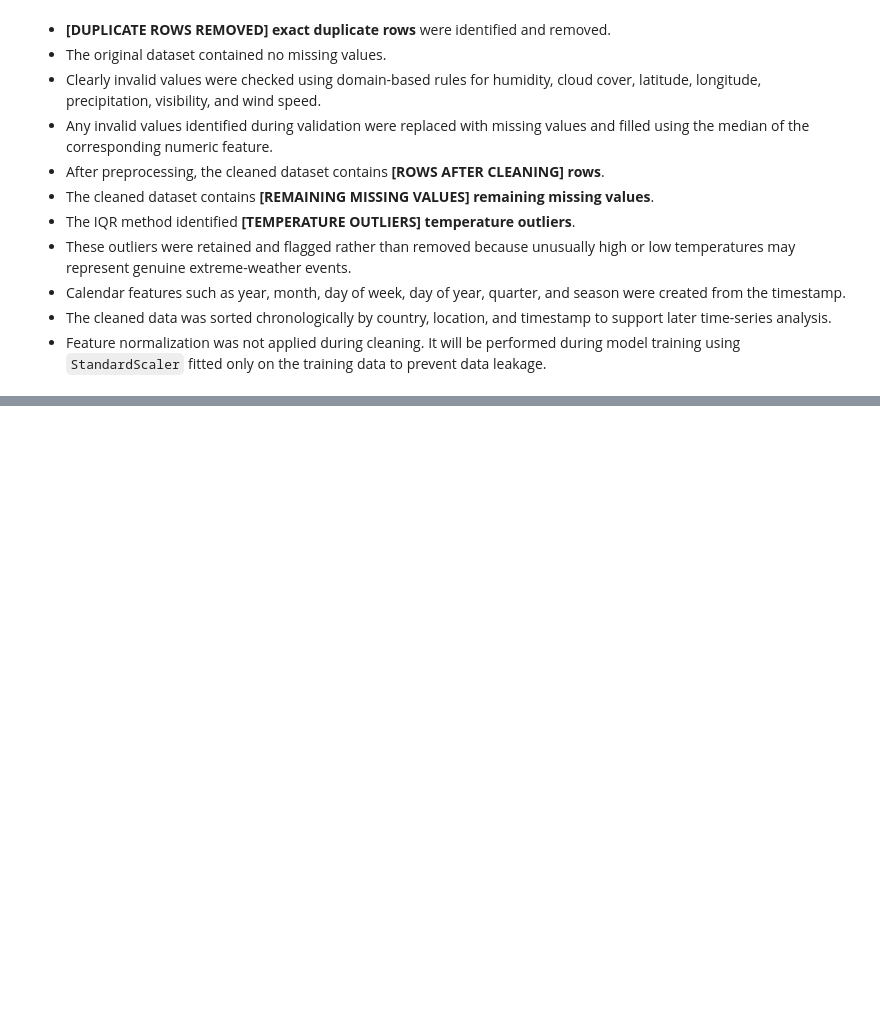
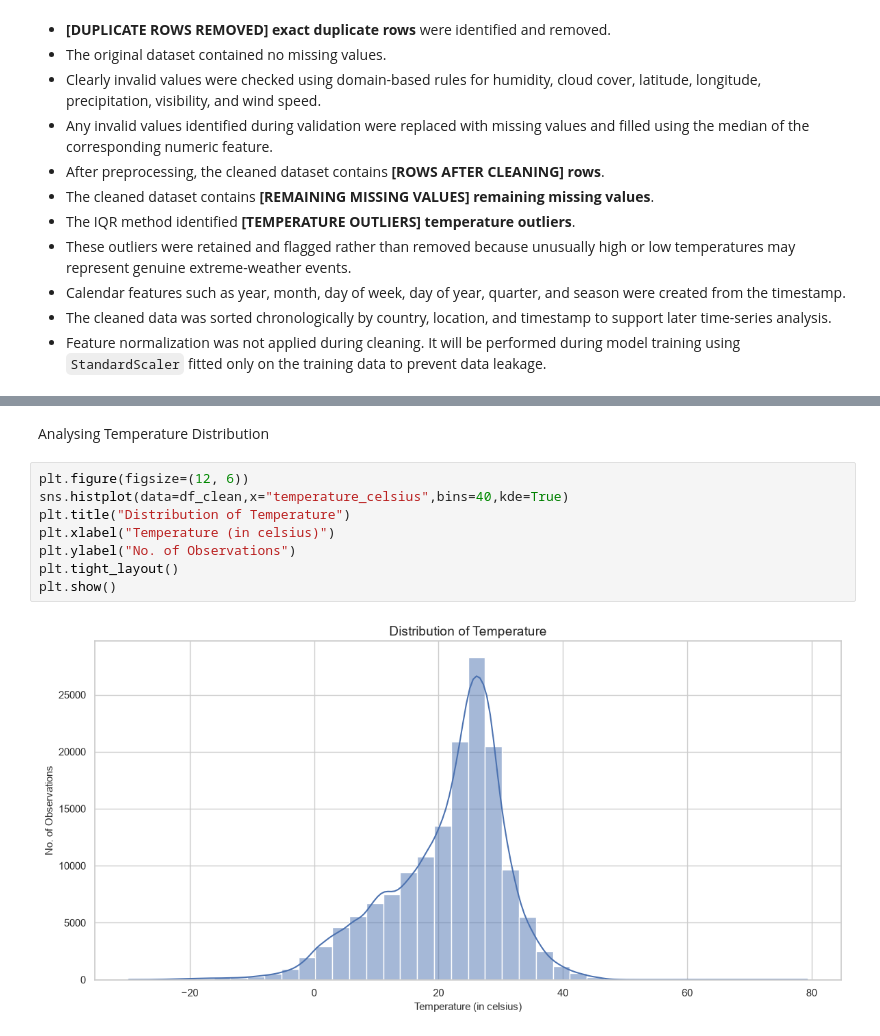
Before and after one commit to rajaraman04/Weather-Forecasting, a Jupyter notebook: weather_trend_forecasting.ipynb, the cells around one changed output, grey strips where cells are left out. Cells and saved outputs as stored; diff of their text form; blank space fills up the shorter version.

Commit message:
Performed Temperature Analysis in depth

```diff
--- a/weather_trend_forecasting.ipynb
+++ b/weather_trend_forecasting.ipynb
@@ -602,0 +701,12 @@ display(clean_summary)
+# %% [markdown]
+Analysing Temperature Distribution
+# %%
+plt.figure(figsize=(12, 6))
+sns.histplot(data=df_clean,x="temperature_celsius",bins=40,kde=True)
+plt.title("Distribution of Temperature")
+plt.xlabel("Temperature (in celsius)")
+plt.ylabel("No. of Observations")
+plt.tight_layout()
+plt.show()
+# %% [output]
+[figure, added]
```
Also changed, not shown: parts of 46 cells of this notebook.
